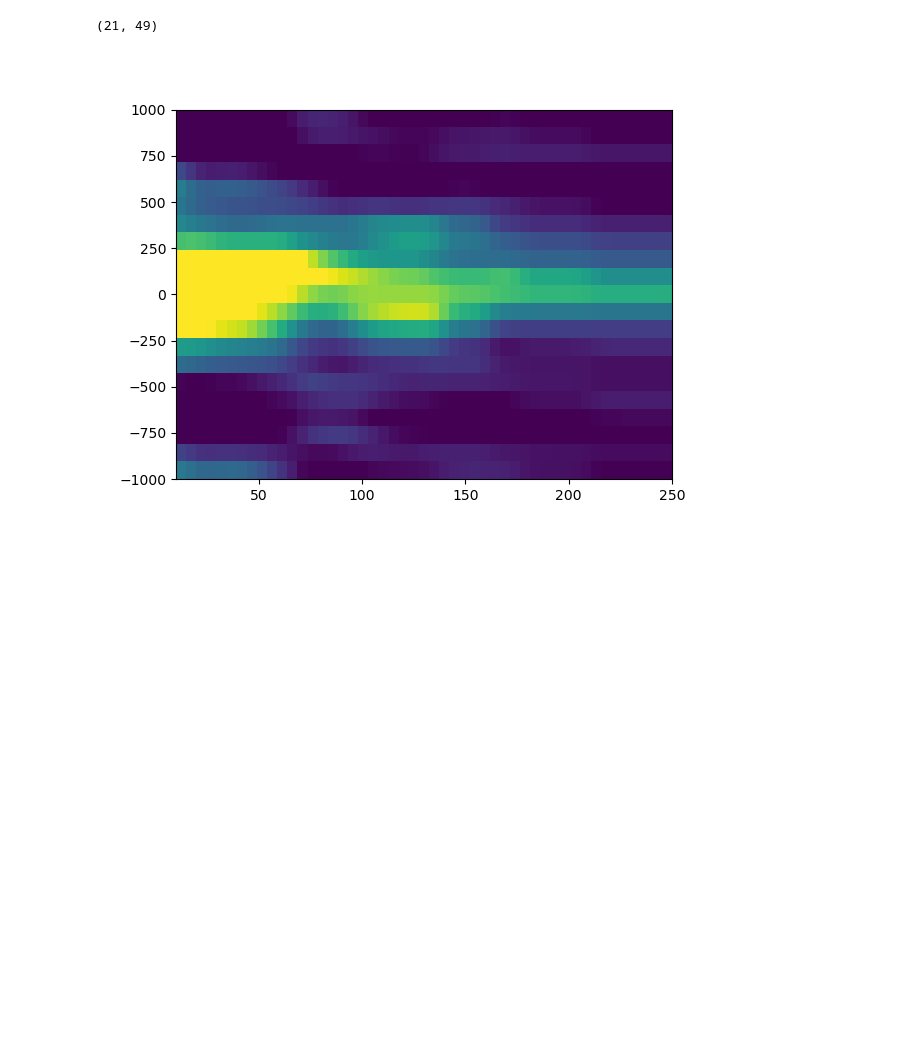
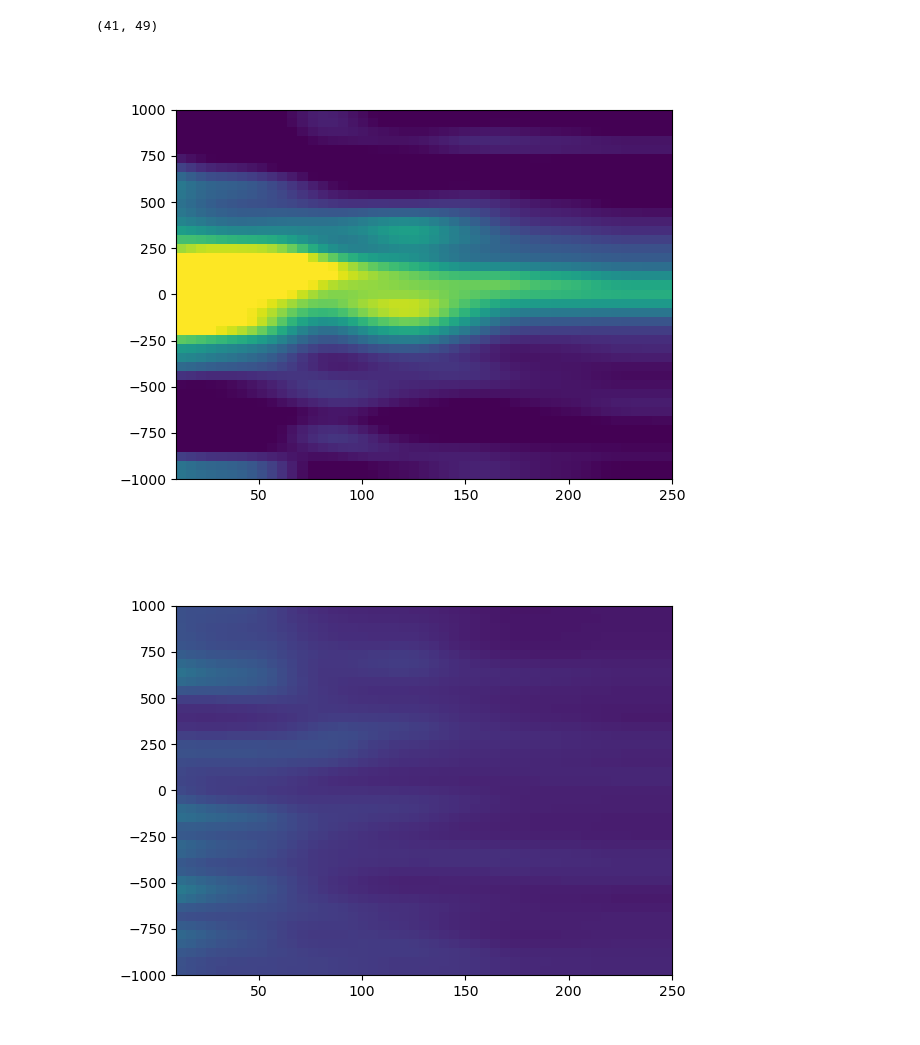
Before and after one commit to prusinski/galpair_model, a Jupyter notebook: lya_map_convolve.ipynb, the cells around one changed output. Saved outputs shown, nothing was run; the diff lists cells and outputs as text; code cells hidden in the pictures; blank space fills up the shorter version.

```diff
--- a/lya_map_convolve.ipynb
+++ b/lya_map_convolve.ipynb
@@ -18,13 +18,18 @@ vcut = (vscale > -1000) & (vscale < 1000)
 
 vs = vscale[vcut]
 print(vs)
-lya_map = fits.open('lya_map_240623.fits')[0].data
+lya_map = fits.open('lya_map_240701.fits')[0].data
+err_map = fits.open('lya_error_map_240701.fits')[0].data
 
-lya_conv = convolve(lya_map, Gaussian2DKernel(1,1), boundary = 'extend') # (b,v) = 1 kpc, 50 km/s -> 5 kpc, 100 km/s
+lya_conv = convolve(lya_map, Gaussian2DKernel(2,1), boundary = 'extend') # (b,v) = 1 kpc, 50 km/s -> 5 kpc, 100 km/s
+err_conv = convolve(err_map, Gaussian2DKernel(2,1), boundary = 'extend') # (b,v) = 1 kpc, 50 km/s -> 5 kpc, 100 km/s
 
 plt.figure()
-plt.imshow(lya_conv, aspect='auto', origin='lower', extent = [bvec.min(), bvec.max(), vs.min(), vs.max()])
+plt.imshow(lya_conv, aspect='auto', origin='lower', extent = [bvec.min(), bvec.max(), vs.min(), vs.max()], vmax=0.7)
 plt.show()
+plt.figure()
+plt.imshow(err_conv, aspect='auto', origin='lower', extent = [bvec.min(), bvec.max(), vs.min(), vs.max()])
+plt.show()
 # %% [output]
 [-955.02891409 -905.67341466 -856.31791522 -806.96241578 -757.60691635
  -708.25141691 -658.89591747 -609.54041804 -560.1849186  -510.82941916
@@ -38,16 +44,26 @@ plt.show()
 # %%
-f = interp.RectBivariateSpline(vs, bvec, lya_conv, kx=3, ky=3)
+lya = interp.RectBivariateSpline(vs, bvec, lya_conv, kx=3, ky=3)
 newb = np.arange(10,252.5,5)
-newv = np.arange(-1000, 1050, 100)
-new_im = f(newv, newb)
+newv = np.arange(-1000, 1025, 50)
+new_lya = lya(newv, newb)
 
-print(new_im.shape)
+lyaerr = interp.RectBivariateSpline(vs, bvec, err_conv, kx=3, ky=3)
+new_err = lyaerr(newv, newb)
+
+print(new_lya.shape)
 
 plt.figure()
-plt.imshow(new_im, aspect='auto', origin='lower', extent = [newb.min(), newb.max(), newv.min(), newv.max()], vmin=0, vmax = 0.7)
+plt.imshow(new_lya, aspect='auto', origin='lower', extent = [newb.min(), newb.max(), newv.min(), newv.max()], vmin=0, vmax = 0.7)
 plt.show()
 
-fits.PrimaryHDU(new_im).writeto('lya_conv_240623.fits', overwrite=True)
+plt.figure()
+plt.imshow(new_err, aspect='auto', origin='lower', extent = [newb.min(), newb.max(), newv.min(), newv.max()], vmin=0, vmax = 0.7)
+plt.show()
+
+
+fits.PrimaryHDU(new_lya).writeto('lya_conv_240701.fits', overwrite=True)
+fits.PrimaryHDU(new_err).writeto('lya_error_conv_240701.fits', overwrite=True)
 # %% [output]
-(21, 49)
+(41, 49)
-[figure, old version]
+[figure, new version]
+[figure, added]
```
Also changed, not shown: parts of 1 cell of this notebook, 2 other files.
